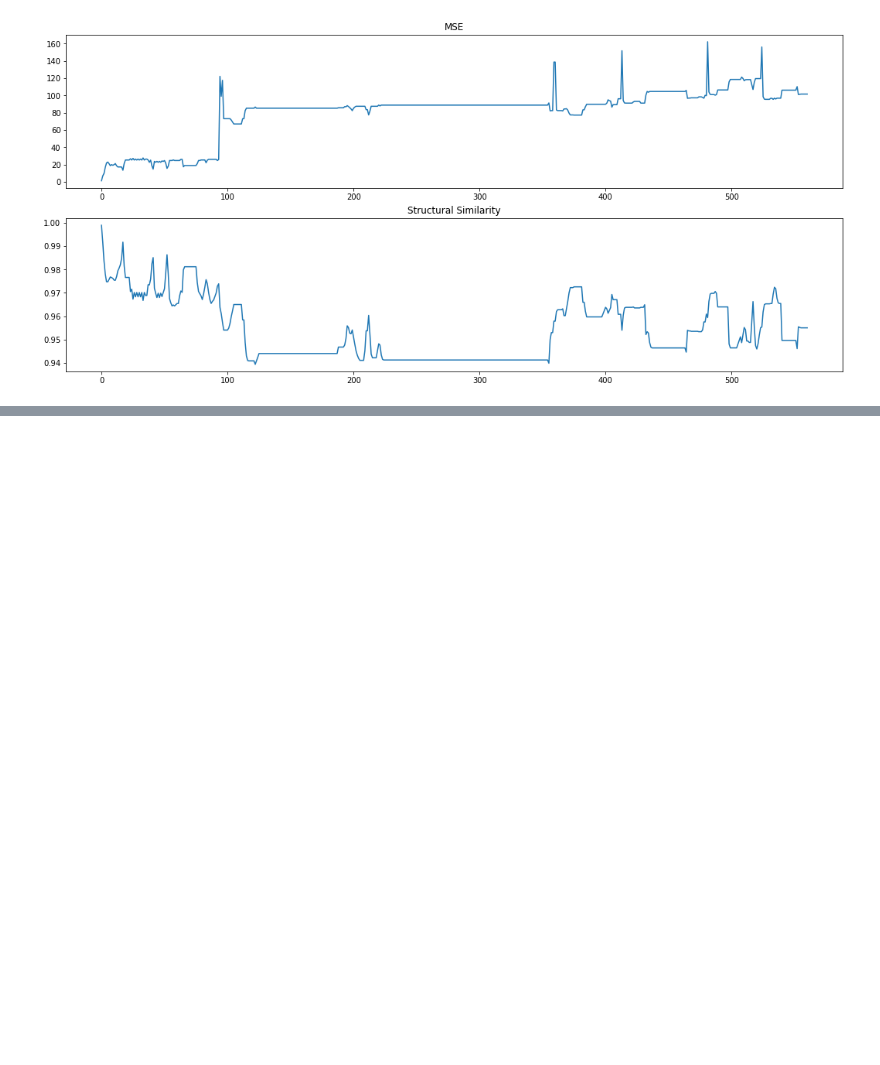
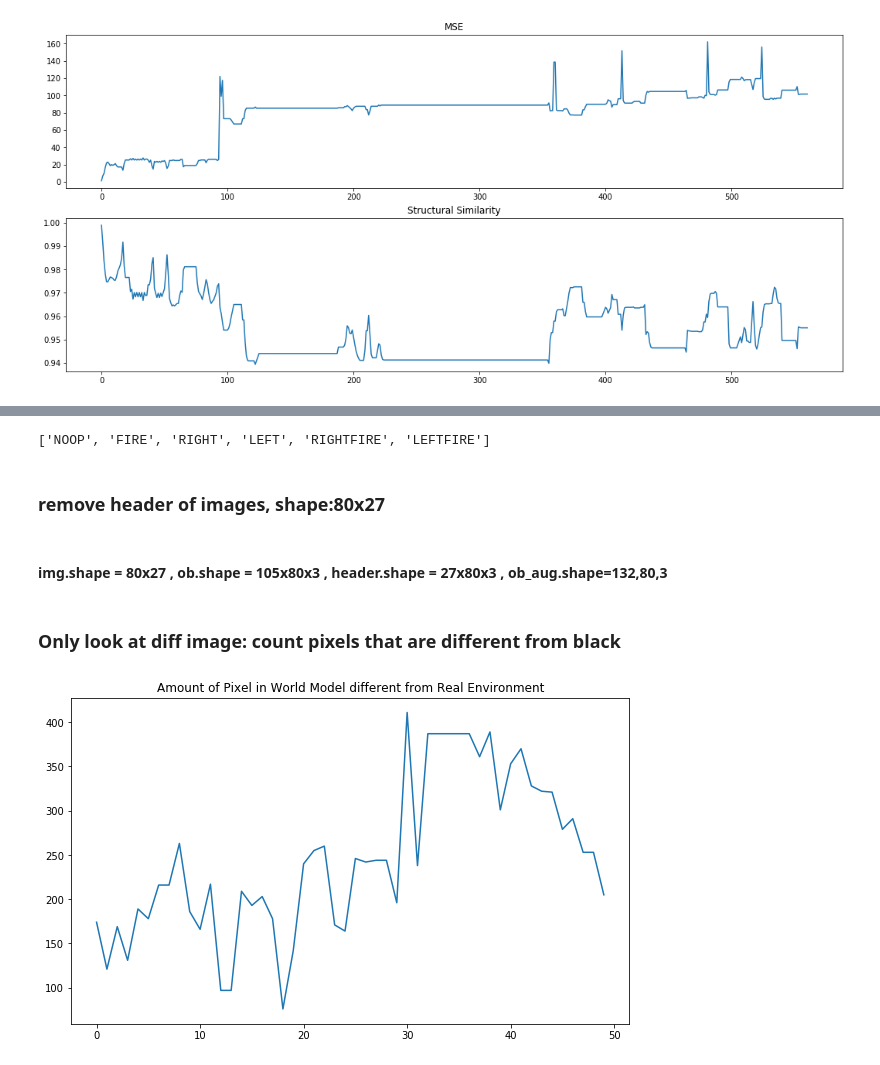
Before and after one commit to dakaun/worldmodel, a Jupyter notebook: tensor2tensor/tensor2tensor/rl/read_experiments/wm_realenv.ipynb, the cells around one changed output, grey strips where cells are left out. Cells and saved outputs as stored; diff of their text form; code cells hidden in the pictures; blank space fills up the shorter version.

Commit message:
collect data for pixel perfect consecutive frames

```diff
--- a/tensor2tensor/tensor2tensor/rl/read_experiments/wm_realenv.ipynb
+++ b/tensor2tensor/tensor2tensor/rl/read_experiments/wm_realenv.ipynb
@@ -66,0 +141,36 @@ plt.show()
+# %%
+env.get_action_meanings()
+# %% [output]
+['NOOP', 'FIRE', 'RIGHT', 'LEFT', 'RIGHTFIRE', 'LEFTFIRE']
+# %% [markdown]
+### remove header of images, shape:80x27
+# %% [markdown]
+#### img.shape = 80x27  , ob.shape = 105x80x3  , header.shape = 27x80x3  , ob_aug.shape=132,80,3
+# %% [markdown]
+### Only look at diff image: count pixels that are different from black
+# %%
+pkl_obs_file = open('/home/student/PycharmProjects/worldmodel/tensor2tensor/tensor2tensor/rl/obsfordiff1.pkl', 'rb')
+obs1 = pickle.load(pkl_obs_file)
+# %%
+obs1_real = []
+obs1_sim = []
+obs1_diff = []
+for ob in obs1:
+    ob_sim, ob_real, ob_diff = np.split(ob, 3, axis=1)
+    obs1_sim.append(ob_sim)
+    obs1_real.append(ob_real)
+    obs1_diff.append(ob_diff)
+# %%
+for i in range(len(obs1_diff)):
+    obs1_diff[i] = obs1_diff[i][27:,:,:]
+# %%
+diff_zero = []
+for i in range(len(obs1_diff)):
+    diff_zero.append(np.count_nonzero(obs1_diff[i]))
+# %%
+plt.figure(figsize=(10,6))
+plt.plot(diff_zero)
+plt.title('Amount of Pixel in World Model different from Real Environment')
+plt.show()
+# %% [output]
+[figure, added]
```
Also changed, not shown: parts of 56 cells of this notebook, 1 other file.
